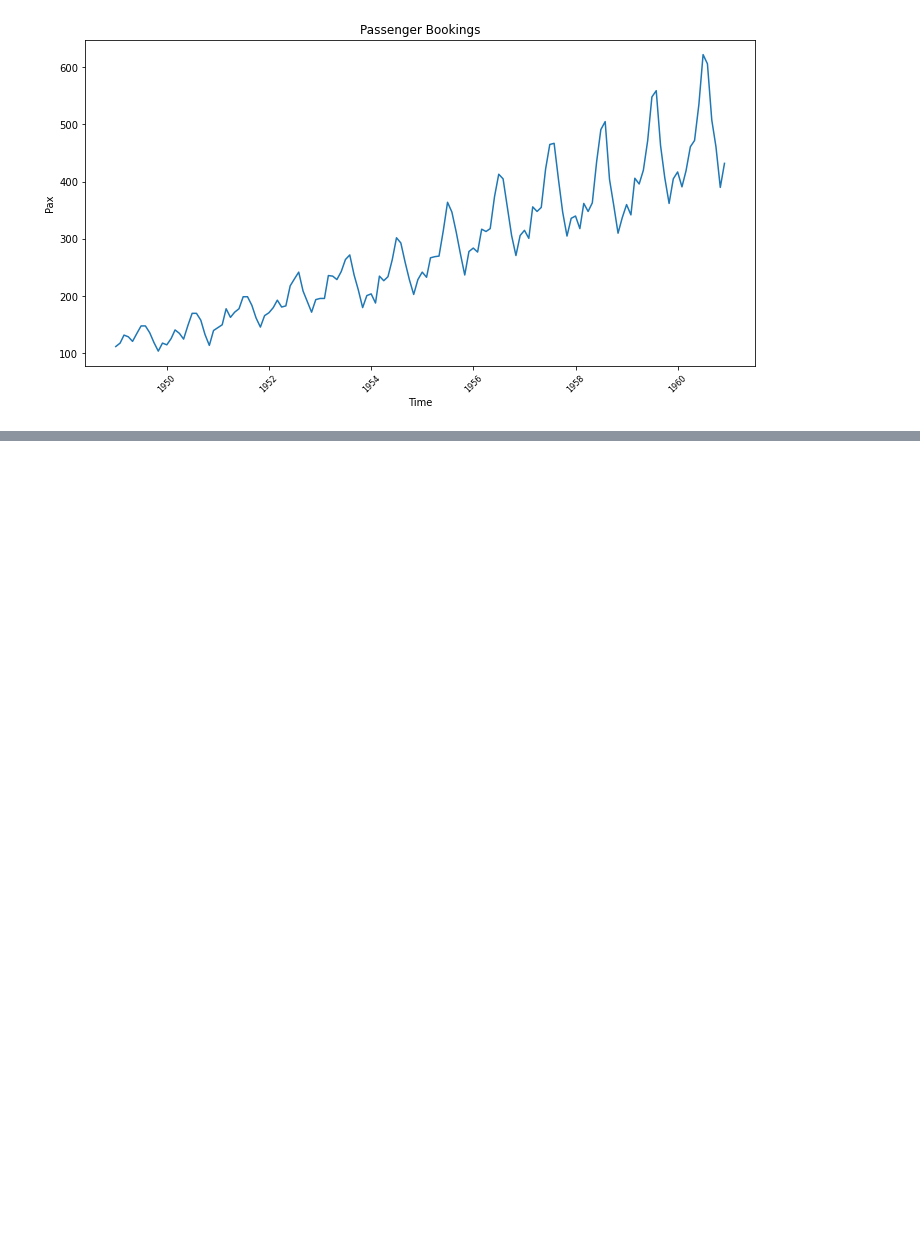
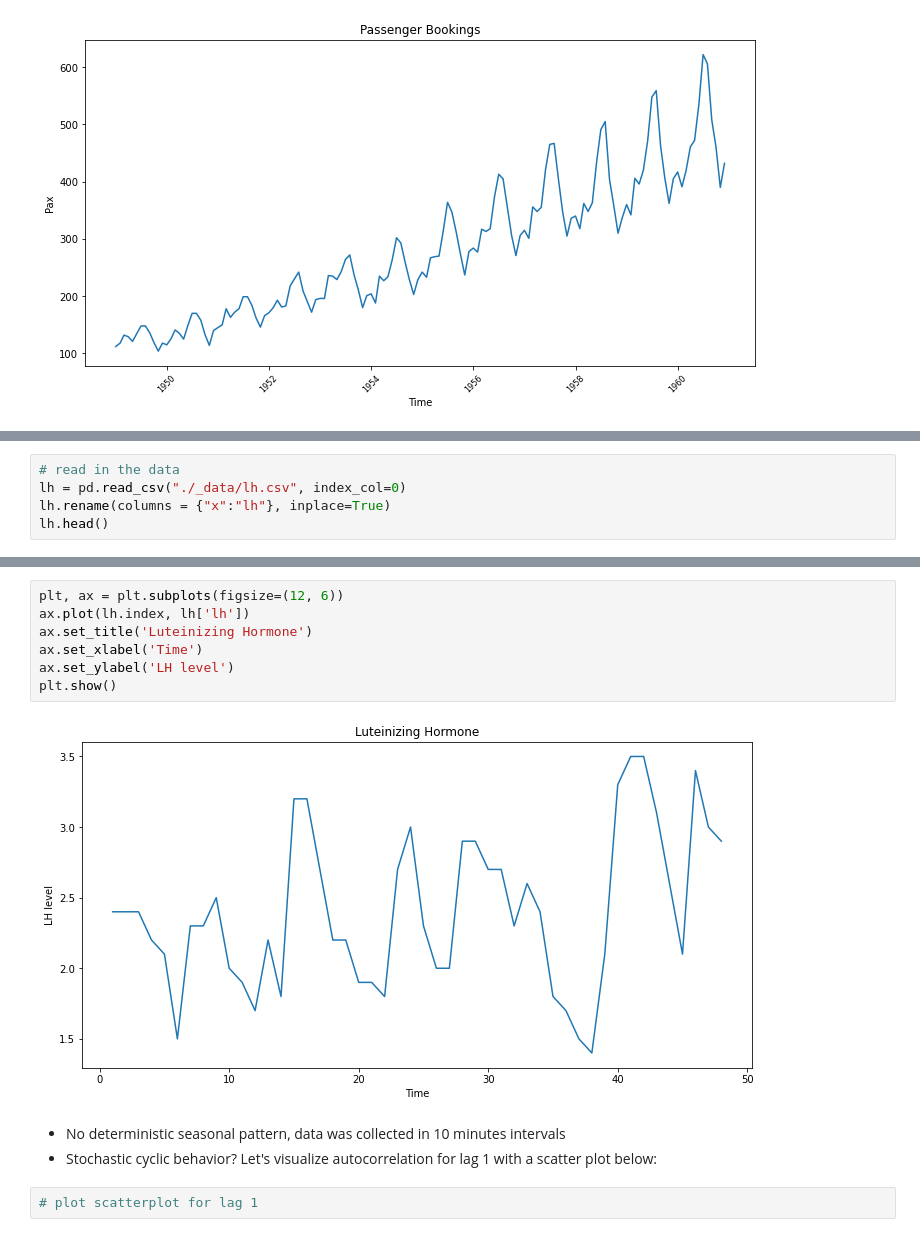
Before and after one commit to eugenebaraka/Books-and-Courses, a Jupyter notebook: timeseries/chapter1.ipynb, the cells around one changed output, grey strips where cells are left out. Saved outputs shown, nothing was run; the diff lists cells and outputs as text; blank space fills up the shorter version.

```diff
--- a/timeseries/chapter1.ipynb
+++ b/timeseries/chapter1.ipynb
@@ -57,0 +92,5 @@ plt.show()
+# %%
+# read in the data
+lh = pd.read_csv("./_data/lh.csv", index_col=0)
+lh.rename(columns = {"x":"lh"}, inplace=True)
+lh.head()
@@ -57,0 +104,14 @@ plt.show()
+# %%
+plt, ax = plt.subplots(figsize=(12, 6))
+ax.plot(lh.index, lh['lh'])
+ax.set_title('Luteinizing Hormone')
+ax.set_xlabel('Time')
+ax.set_ylabel('LH level')
+plt.show()
+# %% [output]
+[figure, added]
+# %% [markdown]
+- No deterministic seasonal pattern, data was collected in 10 minutes intervals
+- Stochastic cyclic behavior? Let's visualize autocorrelation for lag 1 with a scatter plot below:
+# %%
+# plot scatterplot for lag 1
```
Also changed, not shown: parts of 10 cells of this notebook, 5 other files.
